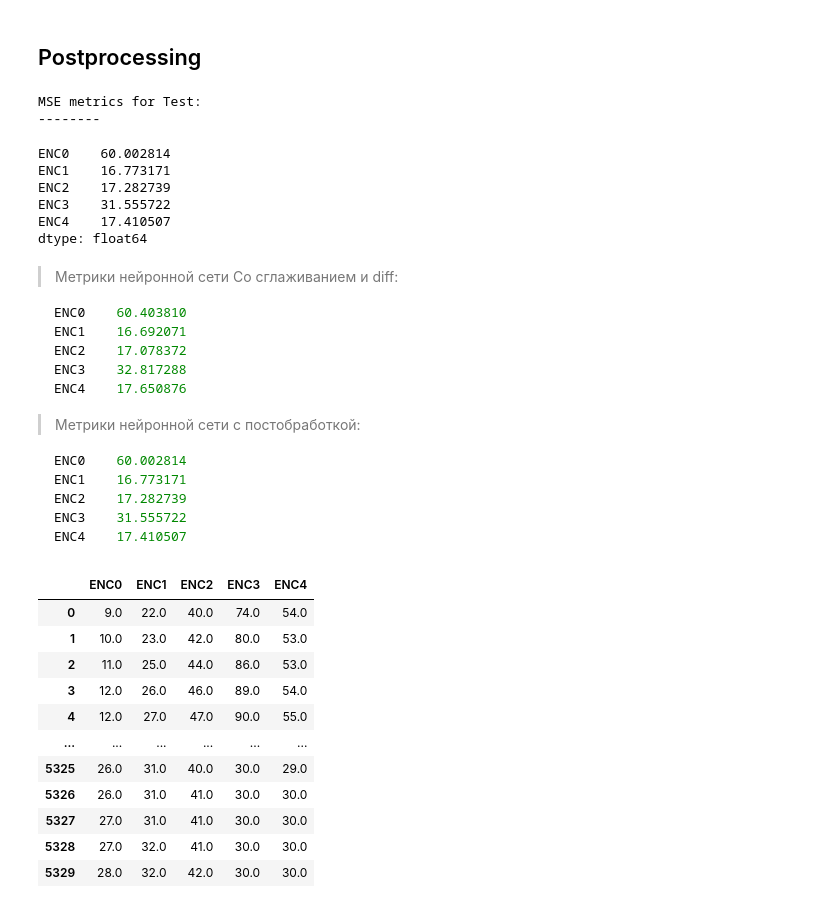
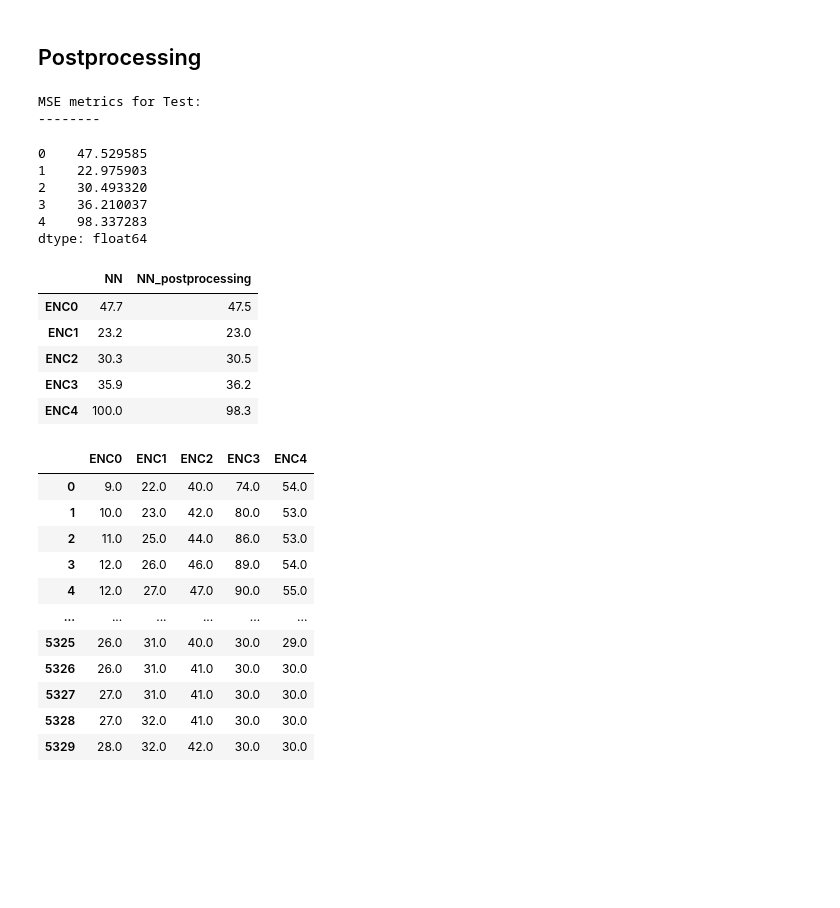
Before and after one commit to Internship-moto/Gestures_3, a Jupyter notebook: notebooks/Gestures_2.ipynb, the cells around one changed output. Cells and saved outputs as stored; diff of their text form; code cells hidden in the pictures; blank space fills up the shorter version.

````diff
--- a/notebooks/Gestures_2.ipynb
+++ b/notebooks/Gestures_2.ipynb
@@ -658,14 +613,14 @@ def postprocessing(x, prev):
 
 # пропускаем нулевой элемент
 y_pred_test_proc = np.zeros_like(y_pred_test)
-y_pred_test_proc[0] = y_pred_test.iloc[0]
+y_pred_test_proc[0] = y_pred_test[0]
 
 
 for i in range(1, len(y_pred_test)):
-    y_pred_test_proc[i] = postprocessing(y_pred_test.iloc[i], y_pred_test.iloc[i-1])
+    y_pred_test_proc[i] = postprocessing(y_pred_test[i], y_pred_test[i-1])
 
 # округление
-y_pred_test_proc = pd.DataFrame(y_pred_test_proc, columns = [GLOVE_CH]).round() # или np.rint()
+#y_pred_test_proc = pd.DataFrame(y_pred_test_proc, columns = [GLOVE_CH]).round() # или np.rint()
 
 # преобразование значений в заданный диапазон
 y_pred_test_proc = np.round(np.clip(y_pred_test_proc, 0, 100))
@@ -675,29 +630,27 @@ get_mse(y_test, y_pred_test_proc)
 # %% [output]
 MSE metrics for Test:
 --------
-ENC0    60.002814
-ENC1    16.773171
-ENC2    17.282739
-ENC3    31.555722
-ENC4    17.410507
+0    47.529585
+1    22.975903
+2    30.493320
+3    36.210037
+4    98.337283
 dtype: float64
-# %% [markdown]
-> Метрики нейронной сети Со сглаживанием и diff:
-``` Python
-ENC0    60.403810
-ENC1    16.692071
-ENC2    17.078372
-ENC3    32.817288
-ENC4    17.650876
-```
-> Метрики нейронной сети с постобработкой:
-``` Python
-ENC0    60.002814
-ENC1    16.773171
-ENC2    17.282739
-ENC3    31.555722
-ENC4    17.410507
-```
+# %%
+temp = pd.DataFrame({
+    'NN':[47.746350, 23.173296, 30.299070,35.895645,100.017356],
+    'NN_postprocessing': [47.529585, 22.975903, 30.493320, 36.210037, 98.337283],
+
+}, index=['ENC0','ENC1','ENC2','ENC3','ENC4']) #, index=GLOVE_CH
+
+temp.round(1)
+# %% [output]
+|  | NN | NN_postprocessing |
+| ENC0 | 47.7 | 47.5 |
+| ENC1 | 23.2 | 23.0 |
+| ENC2 | 30.3 | 30.5 |
+| ENC3 | 35.9 | 36.2 |
+| ENC4 | 100.0 | 98.3 |
 # %%
 y_pred_test_proc
 # %% [output]
````
Also changed, not shown: parts of 14 cells of this notebook, 1 other file.
